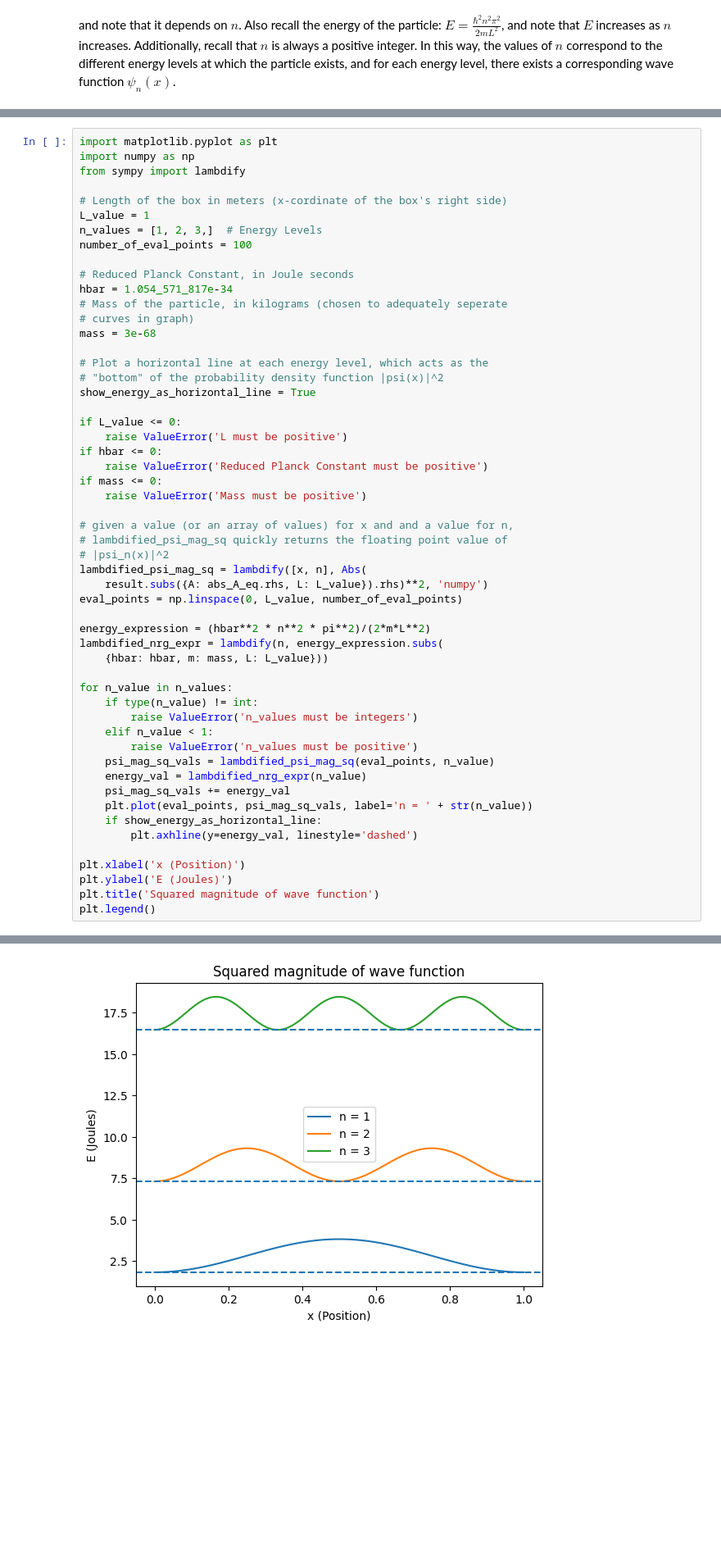
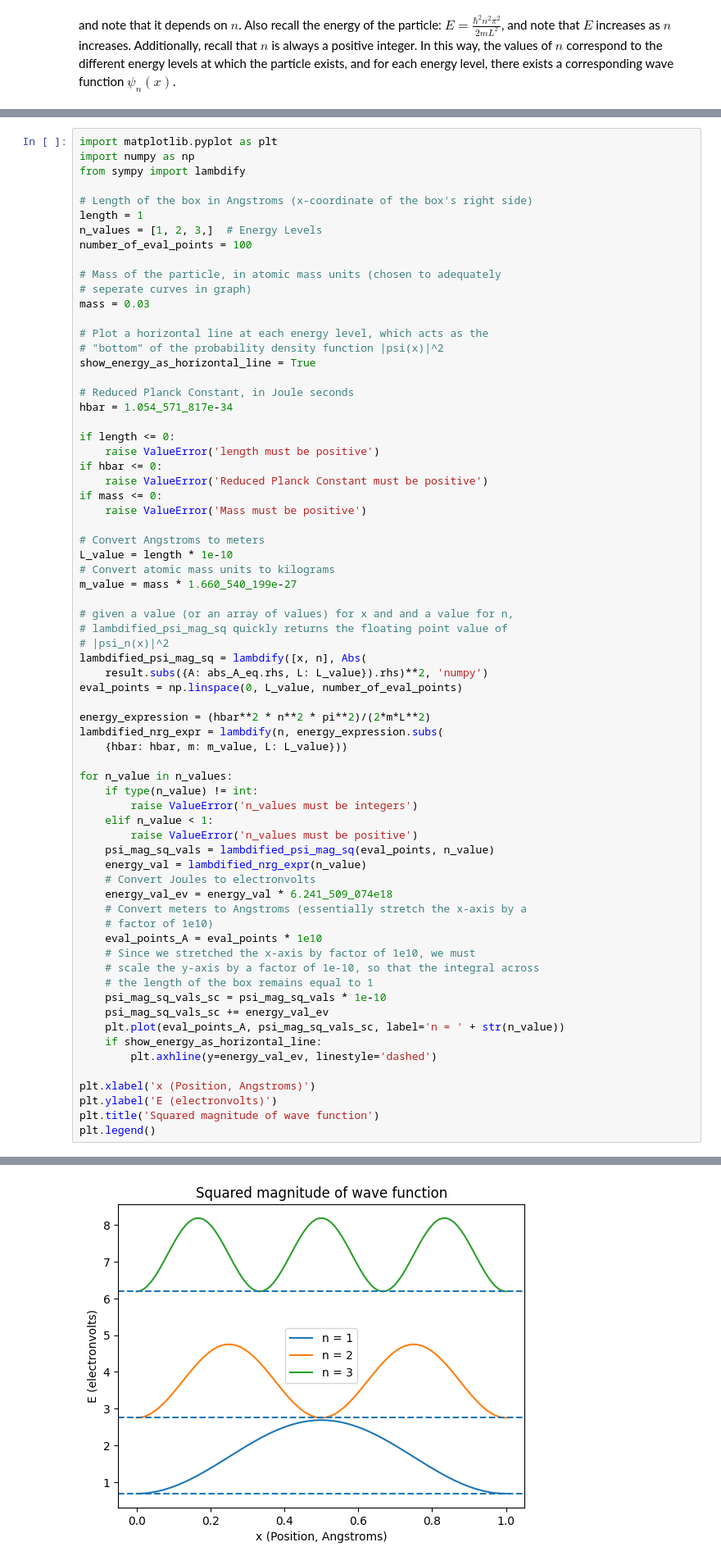
Before and after one commit to Warburton-Lab/schrodinger_notebooks, a Jupyter notebook: sch_tim_indep_part_1d_box.ipynb, the cells around one changed output, grey strips where cells are left out. Shown: that part at 82% size. Drawn from its saved outputs; the diff is of its cells as text; blank space fills up the shorter version.

```diff
--- a/sch_tim_indep_part_1d_box.ipynb
+++ b/sch_tim_indep_part_1d_box.ipynb
@@ -188,56 +188,71 @@ import matplotlib.pyplot as plt
 import numpy as np
 from sympy import lambdify
 
-# Length of the box in meters (x-cordinate of the box's right side)
-L_value = 1
+# Length of the box in Angstroms (x-coordinate of the box's right side)
+length = 1
 n_values = [1, 2, 3,]  # Energy Levels
 number_of_eval_points = 100
 
-# Reduced Planck Constant, in Joule seconds
-hbar = 1.054_571_817e-34
-# Mass of the particle, in kilograms (chosen to adequately seperate
-# curves in graph)
-mass = 3e-68
+# Mass of the particle, in atomic mass units (chosen to adequately
+# seperate curves in graph)
+mass = 0.03
 
 # Plot a horizontal line at each energy level, which acts as the
 # "bottom" of the probability density function |psi(x)|^2
 show_energy_as_horizontal_line = True
 
-if L_value <= 0:
-    raise ValueError('L must be positive')
+# Reduced Planck Constant, in Joule seconds
+hbar = 1.054_571_817e-34
+
+if length <= 0:
+    raise ValueError('length must be positive')
 if hbar <= 0:
     raise ValueError('Reduced Planck Constant must be positive')
 if mass <= 0:
     raise ValueError('Mass must be positive')
+
+# Convert Angstroms to meters
+L_value = length * 1e-10
+# Convert atomic mass units to kilograms
+m_value = mass * 1.660_540_199e-27
 
 # given a value (or an array of values) for x and and a value for n,
 # lambdified_psi_mag_sq quickly returns the floating point value of
 # |psi_n(x)|^2
 lambdified_psi_mag_sq = lambdify([x, n], Abs(
     result.subs({A: abs_A_eq.rhs, L: L_value}).rhs)**2, 'numpy')
 eval_points = np.linspace(0, L_value, number_of_eval_points)
 
 energy_expression = (hbar**2 * n**2 * pi**2)/(2*m*L**2)
 lambdified_nrg_expr = lambdify(n, energy_expression.subs(
-    {hbar: hbar, m: mass, L: L_value}))
+    {hbar: hbar, m: m_value, L: L_value}))
 
 for n_value in n_values:
     if type(n_value) != int:
         raise ValueError('n_values must be integers')
     elif n_value < 1:
         raise ValueError('n_values must be positive')
     psi_mag_sq_vals = lambdified_psi_mag_sq(eval_points, n_value)
     energy_val = lambdified_nrg_expr(n_value)
-    psi_mag_sq_vals += energy_val
-    plt.plot(eval_points, psi_mag_sq_vals, label='n = ' + str(n_value))
+    # Convert Joules to electronvolts
+    energy_val_ev = energy_val * 6.241_509_074e18
+    # Convert meters to Angstroms (essentially stretch the x-axis by a
+    # factor of 1e10)
+    eval_points_A = eval_points * 1e10
+    # Since we stretched the x-axis by factor of 1e10, we must
+    # scale the y-axis by a factor of 1e-10, so that the integral across
+    # the length of the box remains equal to 1
+    psi_mag_sq_vals_sc = psi_mag_sq_vals * 1e-10
+    psi_mag_sq_vals_sc += energy_val_ev
+    plt.plot(eval_points_A, psi_mag_sq_vals_sc, label='n = ' + str(n_value))
     if show_energy_as_horizontal_line:
-        plt.axhline(y=energy_val, linestyle='dashed')
+        plt.axhline(y=energy_val_ev, linestyle='dashed')
 
-plt.xlabel('x (Position)')
-plt.ylabel('E (Joules)')
+plt.xlabel('x (Position, Angstroms)')
+plt.ylabel('E (electronvolts)')
 plt.title('Squared magnitude of wave function')
 plt.legend()
 # %% [output]
 <matplotlib.legend.Legend at 0x...>
-[figure, old version]
+[figure, new version]
 # %% [markdown]
```
Also changed, not shown: parts of 4 cells of this notebook, 1 other file.
